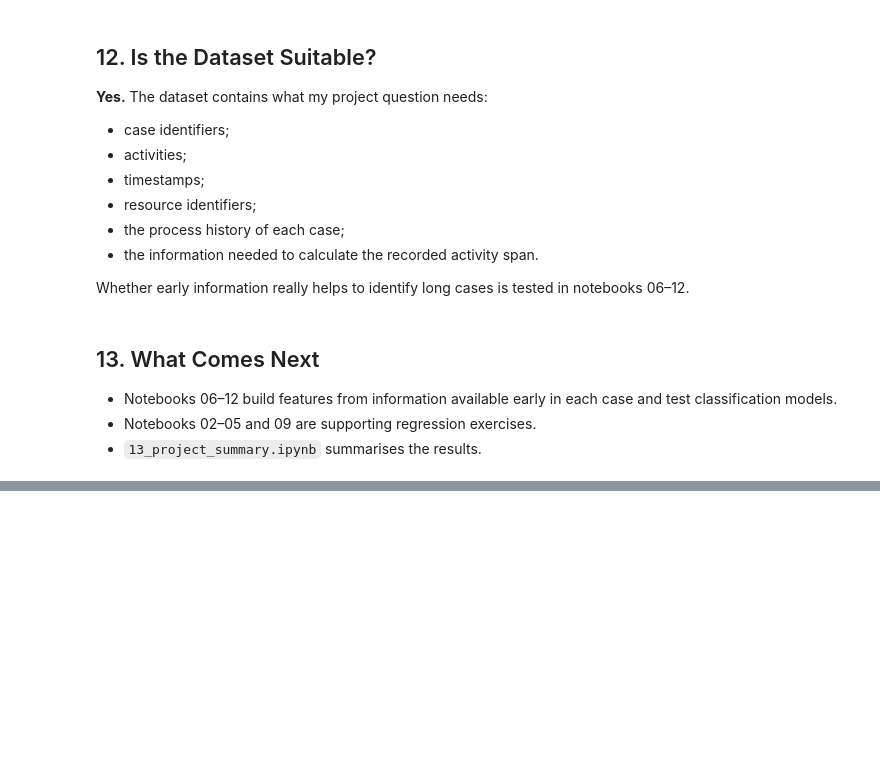
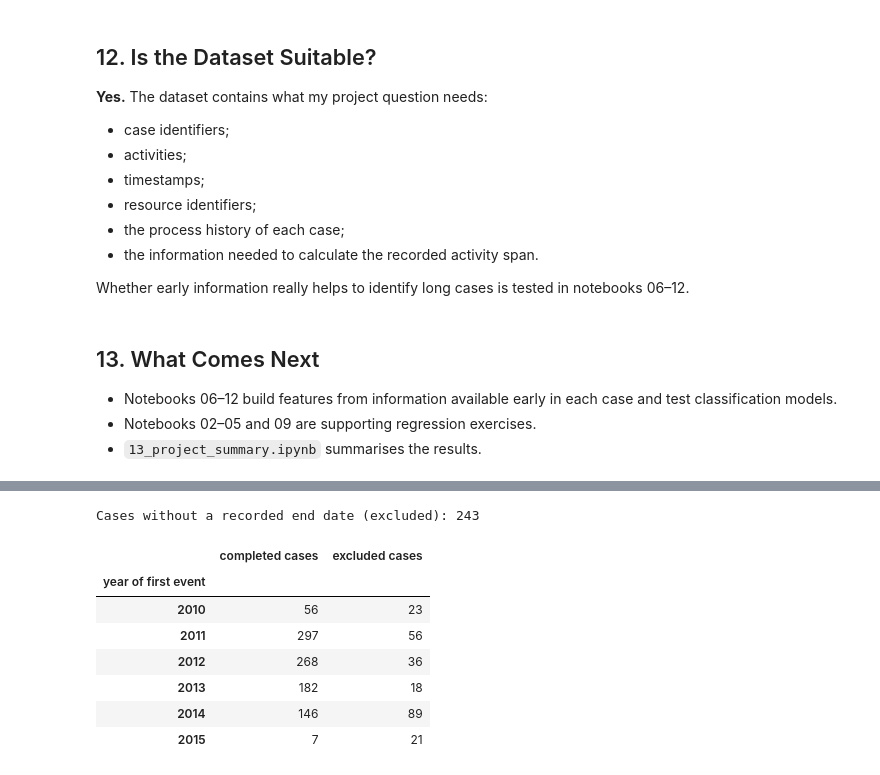
Before and after one commit to cikicali369-glitch/GA-Data-Science-Capstone-Ali, a Jupyter notebook: notebooks/01_EDA.ipynb, the cells around one changed output, grey strips where cells are left out. Cells and saved outputs as stored; diff of their text form; code cells hidden in the pictures; blank space fills up the shorter version.

```diff
--- a/notebooks/01_EDA.ipynb
+++ b/notebooks/01_EDA.ipynb
@@ -586,0 +627,20 @@ Whether early information really helps to identify long cases is tested in noteb
+# %%
+excluded_cases = case_summary[case_summary["end_date"].isna()]
+print("Cases without a recorded end date (excluded):", len(excluded_cases))
+
+cases_by_year = pd.DataFrame({
+    "completed cases": ended_cases["first_event"].dt.year.value_counts(),
+    "excluded cases": excluded_cases["first_event"].dt.year.value_counts(),
+}).sort_index()
+cases_by_year.index.name = "year of first event"
+cases_by_year
+# %% [output]
+Cases without a recorded end date (excluded): 243
+|  | completed cases | excluded cases |
+| year of first event |  |  |
+| 2010 | 56 | 23 |
+| 2011 | 297 | 56 |
+| 2012 | 268 | 36 |
+| 2013 | 182 | 18 |
+| 2014 | 146 | 89 |
+| 2015 | 7 | 21 |
```
Also changed, not shown: parts of 8 cells of this notebook, 22 other files.
